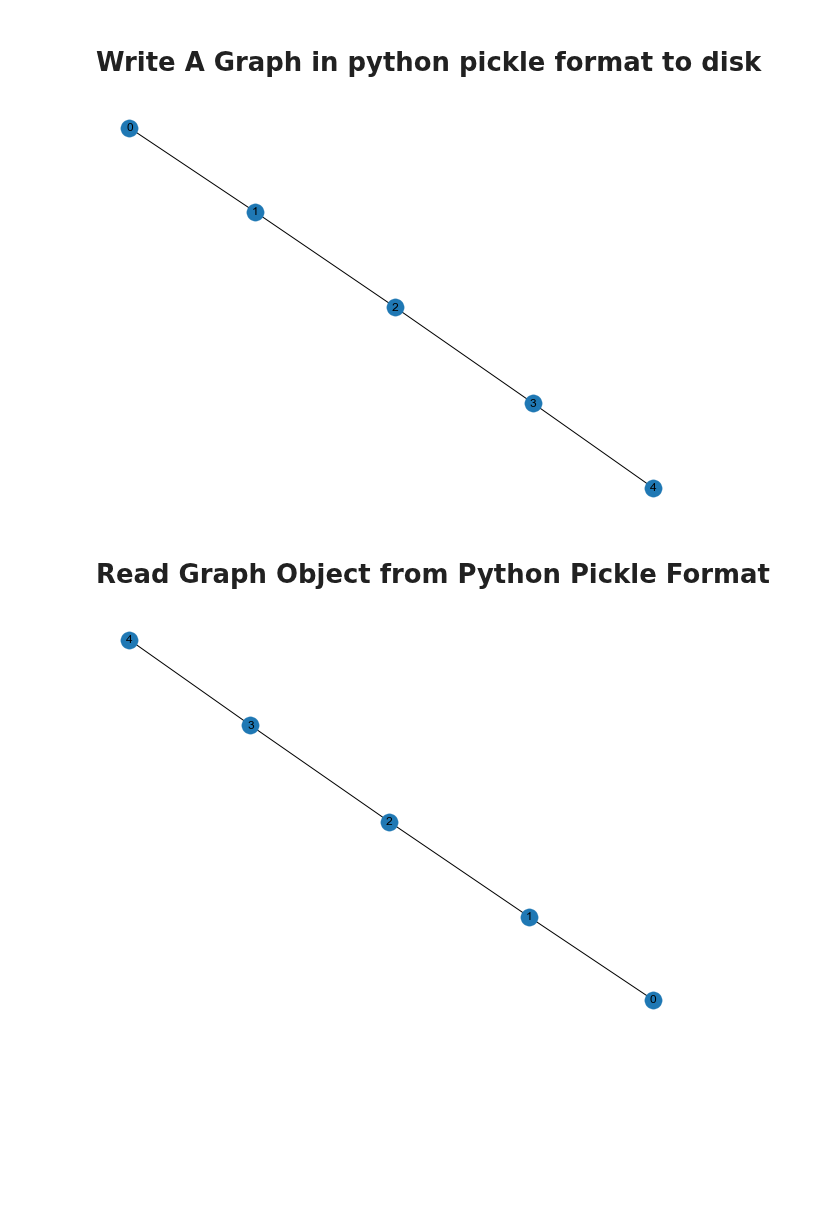
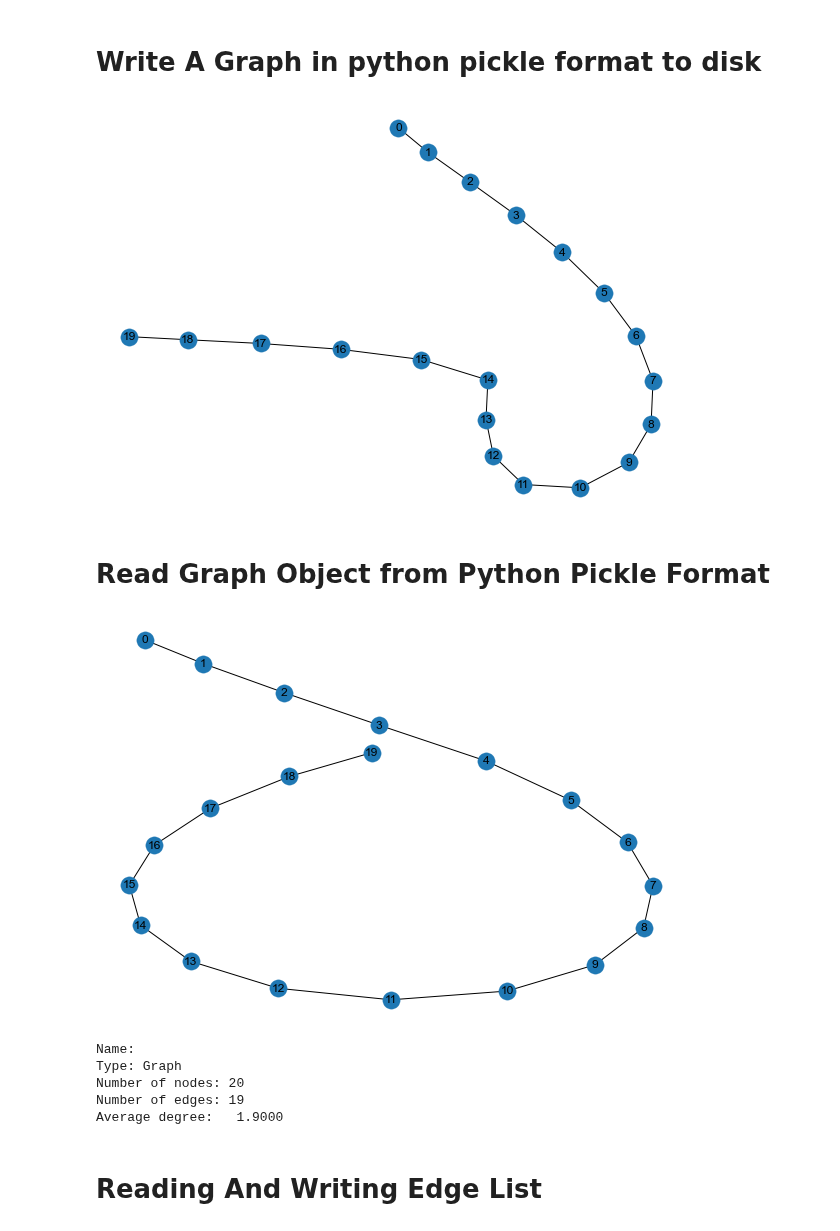
Before and after one commit to JayantGoel001/GraphsAndSocialNetworkAnalytics, a Jupyter notebook: Reading And Writing Files.ipynb, the cells around one changed output. Cells and saved outputs as stored; diff of their text form; code cells hidden in the pictures; blank space fills up the shorter version.

```diff
--- a/Reading And Writing Files.ipynb
+++ b/Reading And Writing Files.ipynb
@@ -6,8 +5,8 @@ plt.style.use('seaborn')
 # %% [markdown]
 # Write A Graph in python pickle format to disk
 # %%
-G = nx.path_graph(5)
+G = nx.path_graph(20)
 nx.draw(G,with_labels=True)
 # %% [output]
-[figure, old version]
+[figure, new version]
 # %%
@@ -15,7 +14,17 @@ nx.write_gpickle(G,'path_graph.qpickle')
 # %% [markdown]
 # Read Graph Object from Python Pickle Format
 # %%
-data = nx.read_gpickle('path_graph.qpickle')
+data = nx.read_gpickle('path_graph.gpickle')
 nx.draw(data,with_labels=True)
 # %% [output]
-[figure, old version]
+[figure, new version]
+# %%
+print(nx.info(data))
+# %% [output]
+Name:
+Type: Graph
+Number of nodes: 20
+Number of edges: 19
+Average degree:   1.9000
+# %% [markdown]
+# Reading And Writing Edge List
```
Also changed, not shown: parts of 4 cells of this notebook, 3 other files.
